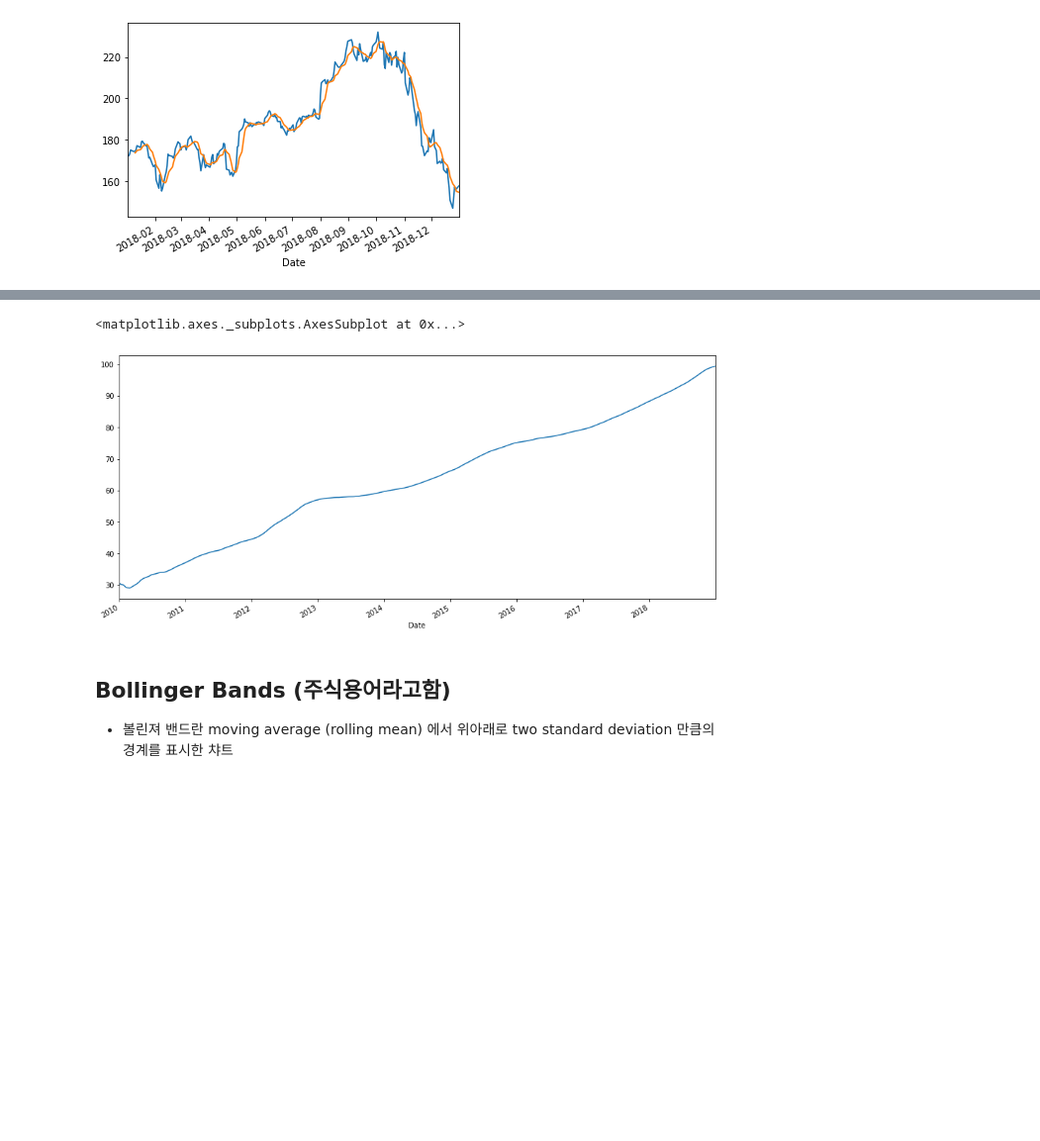
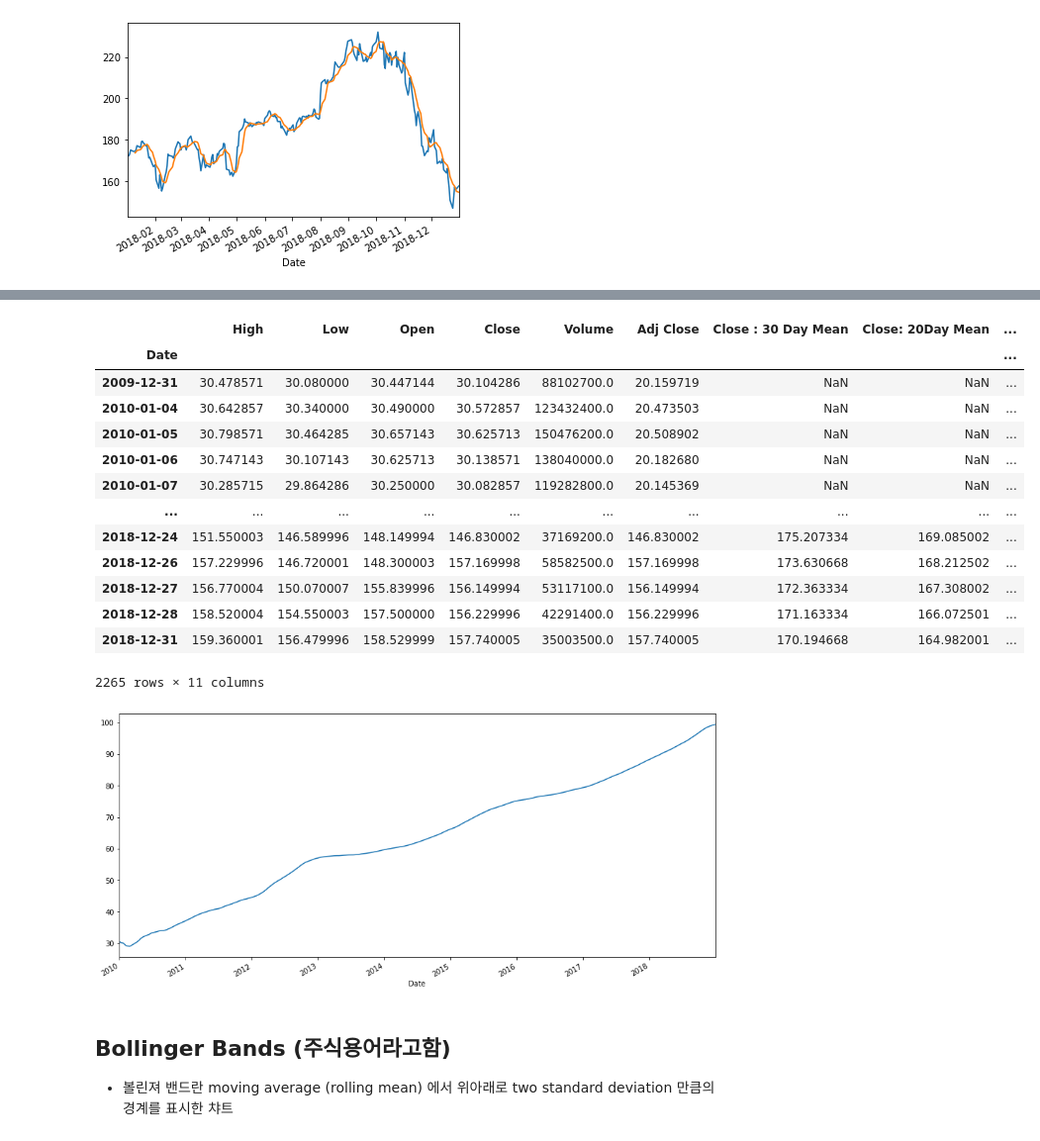
Before and after one commit to SeonminKim1/DS-Notes, a Jupyter notebook: TSA(TimeSeriesAnalysis)/TimeSeries Analysis (1) DateTime,Resampling,Shifts,Rolling,Expanding.ipynb, the cells around one changed output, grey strips where cells are left out. Shown: that part at 99% size. Saved outputs shown, nothing was run; the diff lists cells and outputs as text; code cells hidden in the pictures; blank space fills up the shorter version.

```diff
--- a/TSA(TimeSeriesAnalysis)/TimeSeries Analysis (1) DateTime,Resampling,Shifts,Rolling,Expanding.ipynb
+++ b/TSA(TimeSeriesAnalysis)/TimeSeries Analysis (1) DateTime,Resampling,Shifts,Rolling,Expanding.ipynb
@@ -502,9 +609,24 @@ df['Close : 30 Day Mean'].plot(figsize=(15,7))
 - rolling mean 을 시간간격에 국한시키지 않고 시계열 데이터의 시작점부터 넓혀가며 구하려면 **expanding** 메서드를 사용합니다.
 # %%
 # min_periods : 최소 주기 설정
-df['Close'].expanding(min_periods=1).mean().plot(figsize=(15,7)) # 누적 평균
+df['Expanding'] = df['Close'].expanding(min_periods=1).mean()
+df['Expanding'].plot(figsize=(15,7)) # 누적 평균
+df
 # %% [output]
+|  | High | Low | Open | Close | Volume | Adj Close | Close : 30 Day Mean | Close: 20Day Mean | ... |
+| Date |  |  |  |  |  |  |  |  | ... |
+| 2009-12-31 | 30.478571 | 30.080000 | 30.447144 | 30.104286 | 88102700.0 | 20.159719 | NaN | NaN | ... |
+| 2010-01-04 | 30.642857 | 30.340000 | 30.490000 | 30.572857 | 123432400.0 | 20.473503 | NaN | NaN | ... |
+| 2010-01-05 | 30.798571 | 30.464285 | 30.657143 | 30.625713 | 150476200.0 | 20.508902 | NaN | NaN | ... |
+| 2010-01-06 | 30.747143 | 30.107143 | 30.625713 | 30.138571 | 138040000.0 | 20.182680 | NaN | NaN | ... |
+| 2010-01-07 | 30.285715 | 29.864286 | 30.250000 | 30.082857 | 119282800.0 | 20.145369 | NaN | NaN | ... |
+| ... | ... | ... | ... | ... | ... | ... | ... | ... | ... |
+| 2018-12-24 | 151.550003 | 146.589996 | 148.149994 | 146.830002 | 37169200.0 | 146.830002 | 175.207334 | 169.085002 | ... |
+| 2018-12-26 | 157.229996 | 146.720001 | 148.300003 | 157.169998 | 58582500.0 | 157.169998 | 173.630668 | 168.212502 | ... |
+| 2018-12-27 | 156.770004 | 150.070007 | 155.839996 | 156.149994 | 53117100.0 | 156.149994 | 172.363334 | 167.308002 | ... |
+| 2018-12-28 | 158.520004 | 154.550003 | 157.500000 | 156.229996 | 42291400.0 | 156.229996 | 171.163334 | 166.072501 | ... |
+| 2018-12-31 | 159.360001 | 156.479996 | 158.529999 | 157.740005 | 35003500.0 | 157.740005 | 170.194668 | 164.982001 | ... |
-<matplotlib.axes._subplots.AxesSubplot at 0x...>
+2265 rows × 11 columns
 [figure]
 # %% [markdown]
 ## Bollinger Bands (주식용어라고함)
```
Also changed, not shown: parts of 29 cells of this notebook.
